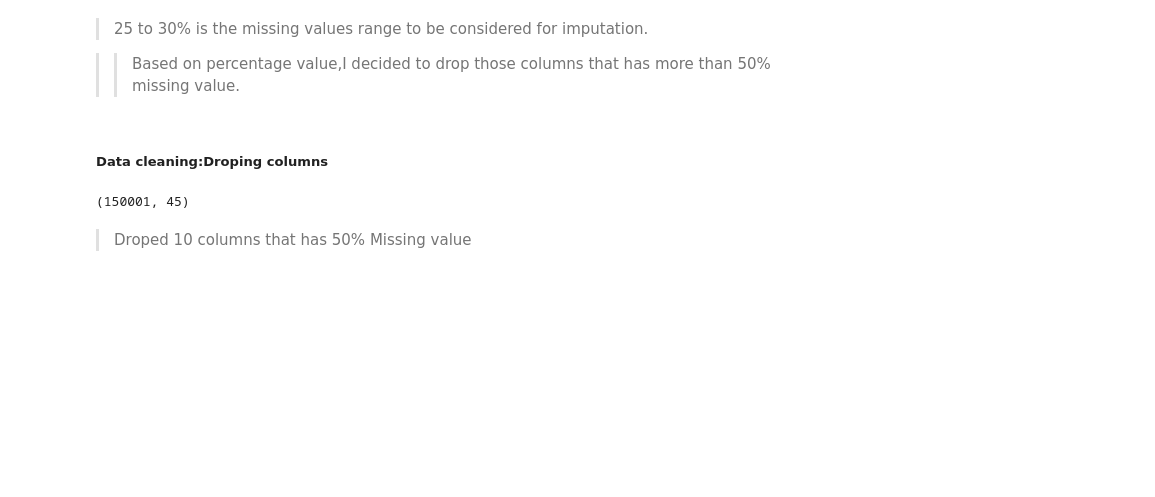
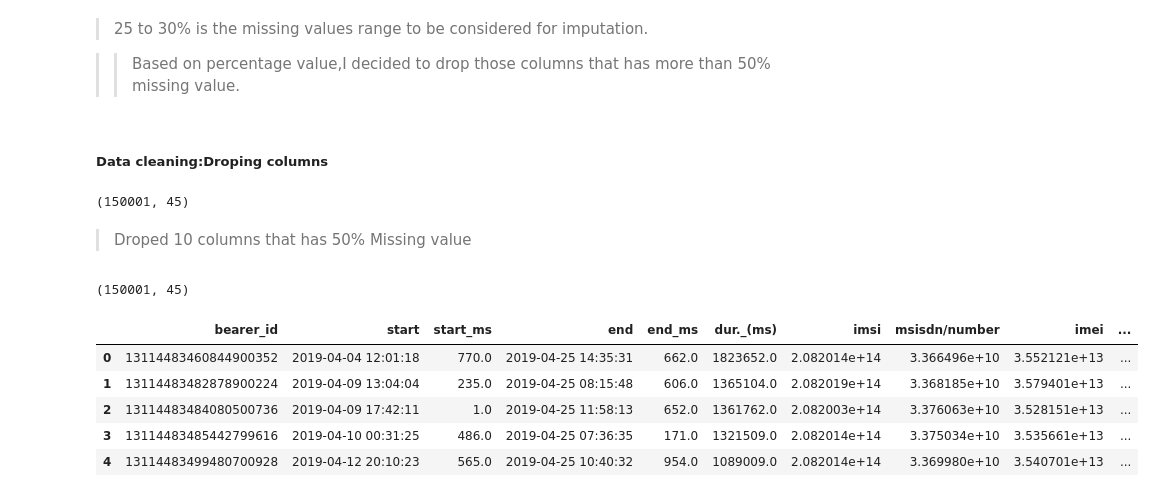
Before and after one commit to Melak2017/Telecommunication-Data-Analysis, a Jupyter notebook: Jup_Notebooks/Data Cleaning, Transforming and Extraction.ipynb, the cells around one changed output. Cells and saved outputs as stored; diff of their text form; code cells hidden in the pictures; blank space fills up the shorter version.

```diff
--- a/Jup_Notebooks/Data Cleaning, Transforming and Extraction.ipynb
+++ b/Jup_Notebooks/Data Cleaning, Transforming and Extraction.ipynb
@@ -165,3 +165,17 @@ df_clean.shape
 (150001, 45)
 # %% [markdown]
 >Droped 10 columns that has 50% Missing value
+# %%
+df=df_clean
+df.shape
+# %% [output]
+(150001, 45)
+# %%
+df.head()
+# %% [output]
+|  | bearer_id | start | start_ms | end | end_ms | dur._(ms) | imsi | msisdn/number | imei | ... |
+| 0 | 13114483460844900352 | 2019-04-04 12:01:18 | 770.0 | 2019-04-25 14:35:31 | 662.0 | 1823652.0 | 2.082014e+14 | 3.366496e+10 | 3.552121e+13 | ... |
+| 1 | 13114483482878900224 | 2019-04-09 13:04:04 | 235.0 | 2019-04-25 08:15:48 | 606.0 | 1365104.0 | 2.082019e+14 | 3.368185e+10 | 3.579401e+13 | ... |
+| 2 | 13114483484080500736 | 2019-04-09 17:42:11 | 1.0 | 2019-04-25 11:58:13 | 652.0 | 1361762.0 | 2.082003e+14 | 3.376063e+10 | 3.528151e+13 | ... |
+| 3 | 13114483485442799616 | 2019-04-10 00:31:25 | 486.0 | 2019-04-25 07:36:35 | 171.0 | 1321509.0 | 2.082014e+14 | 3.375034e+10 | 3.535661e+13 | ... |
+| 4 | 13114483499480700928 | 2019-04-12 20:10:23 | 565.0 | 2019-04-25 10:40:32 | 954.0 | 1089009.0 | 2.082014e+14 | 3.369980e+10 | 3.540701e+13 | ... |
```
